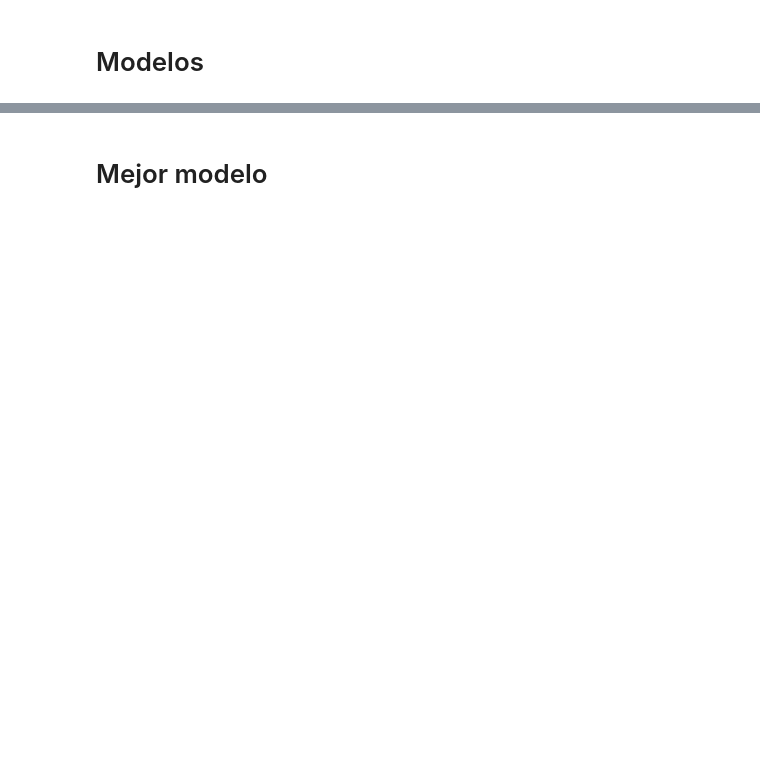
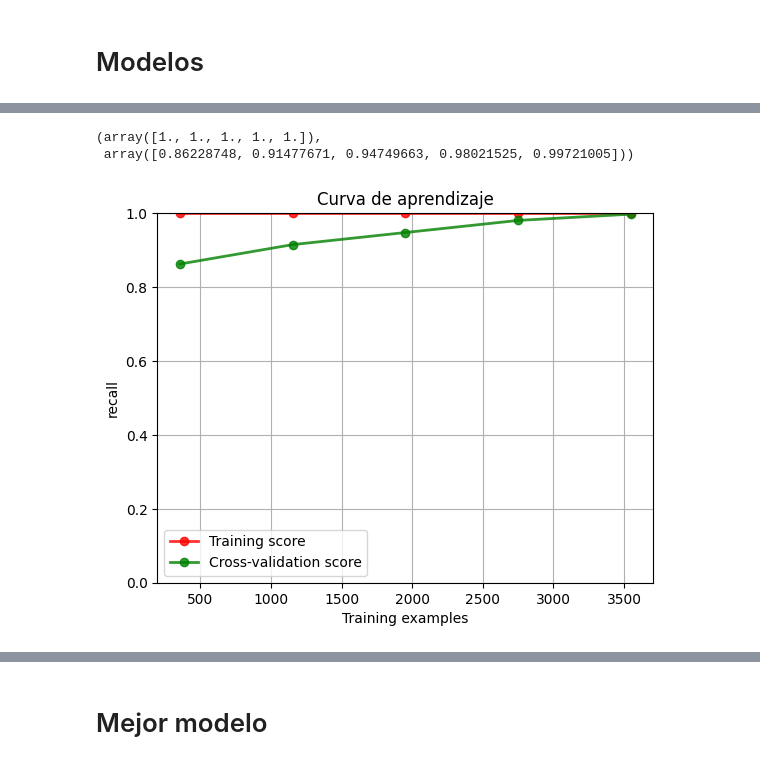
Before and after one commit to diegosaaval/human-resources, a Jupyter notebook: 3_models.ipynb, the cells around one changed output, grey strips where cells are left out. Cells and saved outputs as stored; diff of their text form; code cells hidden in the pictures; blank space fills up the shorter version.

Commit message:
se realiza analisis del mejor modelo, se implementan funciones, SHAP y force plot

```diff
--- a/3_models.ipynb
+++ b/3_models.ipynb
@@ -76,20 +81,18 @@ La métrica que usaremos será el RECALL, teniendo en cuenta que por las caracte
 from sklearn.metrics import recall_score
 
 """
-RECALL: Queremos que tenga cuidado con falsos negativos
-PRECISION: Queremos que tenga cuidado con falsos positivos
-F1 SCORE: Es una combinación de recall y precision
+RECALL: Queremos que tenga cuidado con falsos negativos (entre más alto mejor)
+PRECISION: Queremos que tenga cuidado con falsos positivos (entre más alto mejor)
+F1 SCORE: Es una combinación de recall y precision (entre más alto mejor)
 
 """
-metric = "recall"  # Métrica de evaluación
-
-
 # Lista de modelos que tienen más interpretabilidad para clasificación
 from sklearn.linear_model import LogisticRegression
 from sklearn.tree import DecisionTreeClassifier
 from sklearn.ensemble import RandomForestClassifier  # Ensamble con bagging
 from sklearn.ensemble import GradientBoostingClassifier  # Ensamble con boosting
 from xgboost import XGBClassifier  # Ensamble con boosting
+
 
 models = {
     "LogisticRegression": LogisticRegression(),
@@ -99,26 +102,8 @@ models = {
     "XGBClassifier": XGBClassifier(),
 }
 
-# Entrenar los modelos
-for model in models:
-    models[model].fit(X_train, y_train)
 
-# Evaluar los modelos con validación cruzada con 5 folds y métrica recall
-from sklearn.model_selection import cross_validate
-
-for model in models:
-    cv_results = cross_validate(
-        models[model],
-        X_train,
-        y_train,
-        cv=10,
-        n_jobs=-1,
-        scoring=metric,
-        return_train_score=True,
-    )
-    print(
-        f"{model}\n{metric} mean train: {cv_results['train_score'].mean():.3f} +/- {cv_results['train_score'].std():.3f}\n{metric} mean test: {cv_results['test_score'].mean():.3f} +/- {cv_results['test_score'].std():.3f}\n"
-    )
+funciones.train_models_cv(models, X_train, y_train, cv=10, metric="recall")
 # %% [output]
 LogisticRegression
 recall mean train: 0.258 +/- 0.008
@@ -147,0 +139,15 @@ Podemos analizar lo siguiente:
+# %%
+# Curva de aprendizaje
+funciones.plot_learning_curve(
+    models["XGBClassifier"],
+    "Curva de aprendizaje",
+    X_train,
+    y_train,
+    ylim=(0, 1),
+    cv=10,
+    score=metric,
+)
+# %% [output]
+(array([1., 1., 1., 1., 1.]),
+ array([0.86228748, 0.91477671, 0.94749663, 0.98021525, 0.99721005]))
+[figure, added]
```
Also changed, not shown: parts of 31 cells of this notebook.
